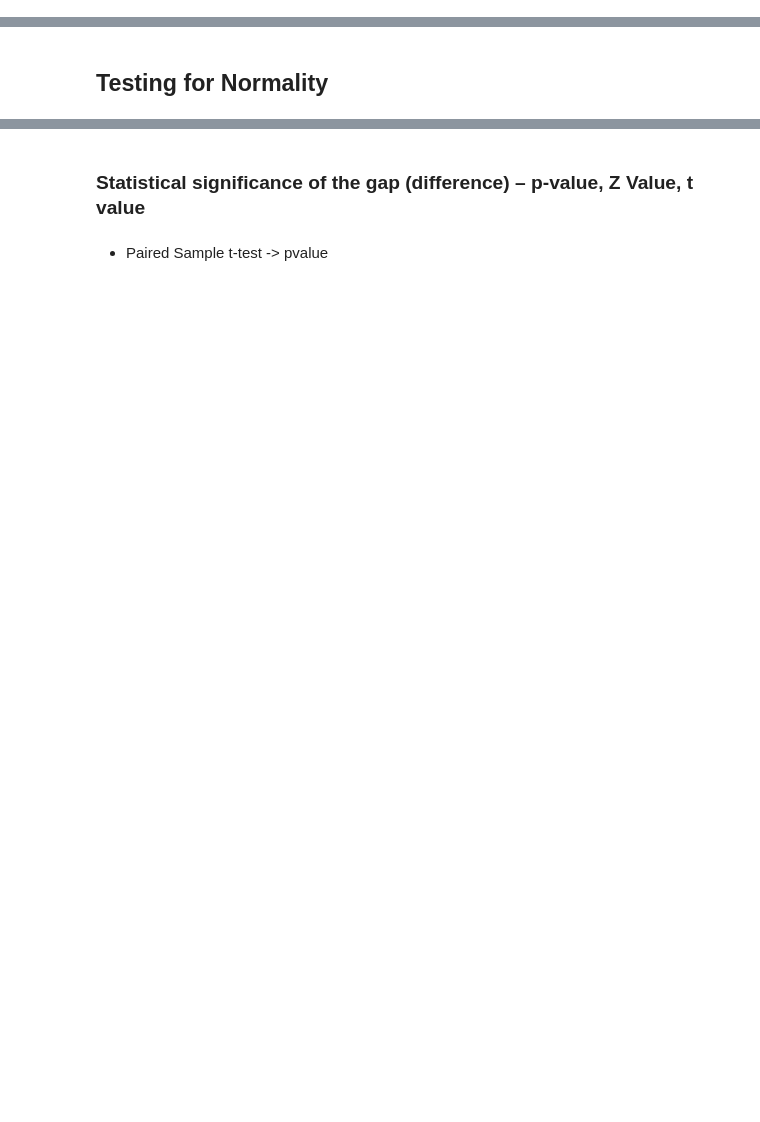
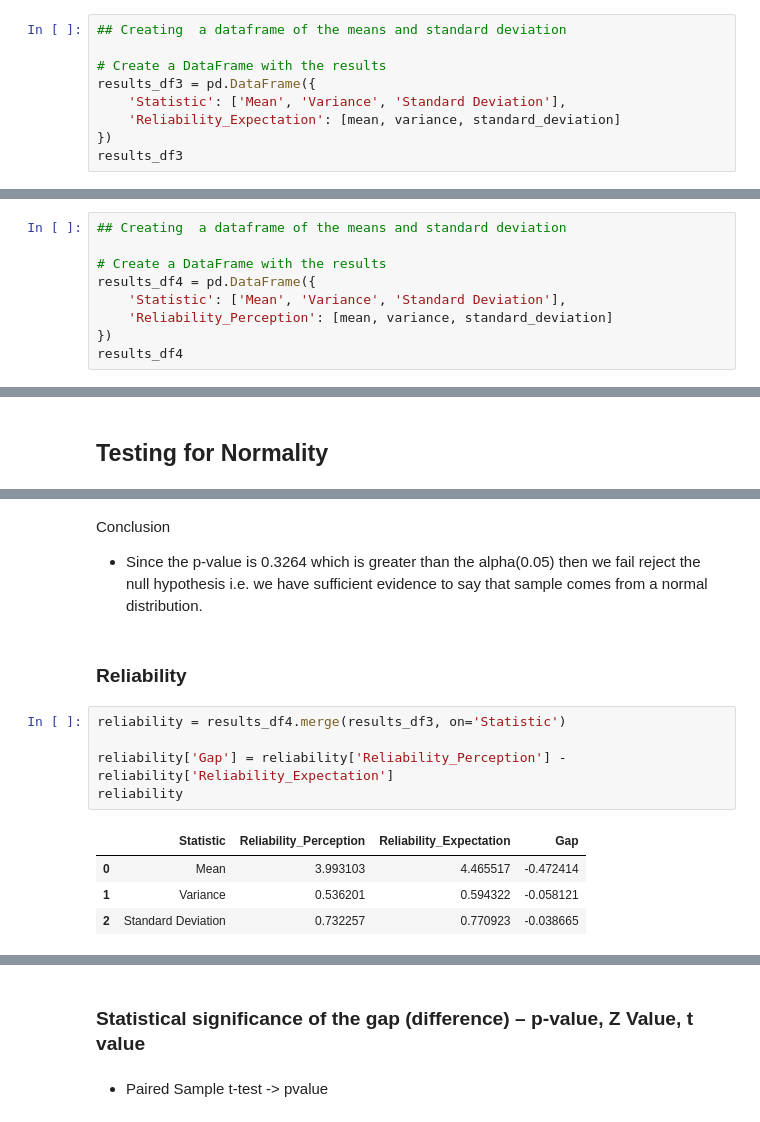
Before and after one commit to Lorraine254/likertScaleAnalysis, a Jupyter notebook: analysis_v1.ipynb, the cells around one changed output, grey strips where cells are left out. Cells and saved outputs as stored; diff of their text form; blank space fills up the shorter version.

```diff
--- a/analysis_v1.ipynb
+++ b/analysis_v1.ipynb
@@ -926,3 +867,12 @@ print("Standard Deviation (Reliability_Expectation) of the first four columns: {
 Mean (Reliability_Expectation) of the first four columns: 4.47
 Variance (Reliability_Expectation) of the first four columns: 0.59
 Standard Deviation (Reliability_Expectation) of the first four columns: 0.77
+# %%
+## Creating  a dataframe of the means and standard deviation
+
+# Create a DataFrame with the results
+results_df3 = pd.DataFrame({
+    'Statistic': ['Mean', 'Variance', 'Standard Deviation'],
+    'Reliability_Expectation': [mean, variance, standard_deviation]
+})
+results_df3
@@ -972,3 +927,12 @@ print("Standard Deviation (Reliability_Perception) of the first four columns: {:
 Mean (Reliability_Perception) of the first four columns: 3.99
 Variance (Reliability_Perception) of the first four columns: 0.54
 Standard Deviation (Reliability_Perception) of the first four columns: 0.73
+# %%
+## Creating  a dataframe of the means and standard deviation
+
+# Create a DataFrame with the results
+results_df4 = pd.DataFrame({
+    'Statistic': ['Mean', 'Variance', 'Standard Deviation'],
+    'Reliability_Perception': [mean, variance, standard_deviation]
+})
+results_df4
@@ -1253,0 +1380,16 @@ Standard Deviation (Empathy_Perception) of the first four columns: 0.65
+# %% [markdown]
+Conclusion
+
+- Since the p-value is 0.3264 which is greater than the alpha(0.05) then we fail reject the null hypothesis i.e. we have sufficient evidence to say that sample comes from a normal distribution.
+# %% [markdown]
+### Reliability
+# %%
+reliability = results_df4.merge(results_df3, on='Statistic')
+
+reliability['Gap'] = reliability['Reliability_Perception'] - reliability['Reliability_Expectation']
+reliability
+# %% [output]
+|  | Statistic | Reliability_Perception | Reliability_Expectation | Gap |
+| 0 | Mean | 3.993103 | 4.465517 | -0.472414 |
+| 1 | Variance | 0.536201 | 0.594322 | -0.058121 |
+| 2 | Standard Deviation | 0.732257 | 0.770923 | -0.038665 |
```
Also changed, not shown: parts of 22 cells of this notebook.
